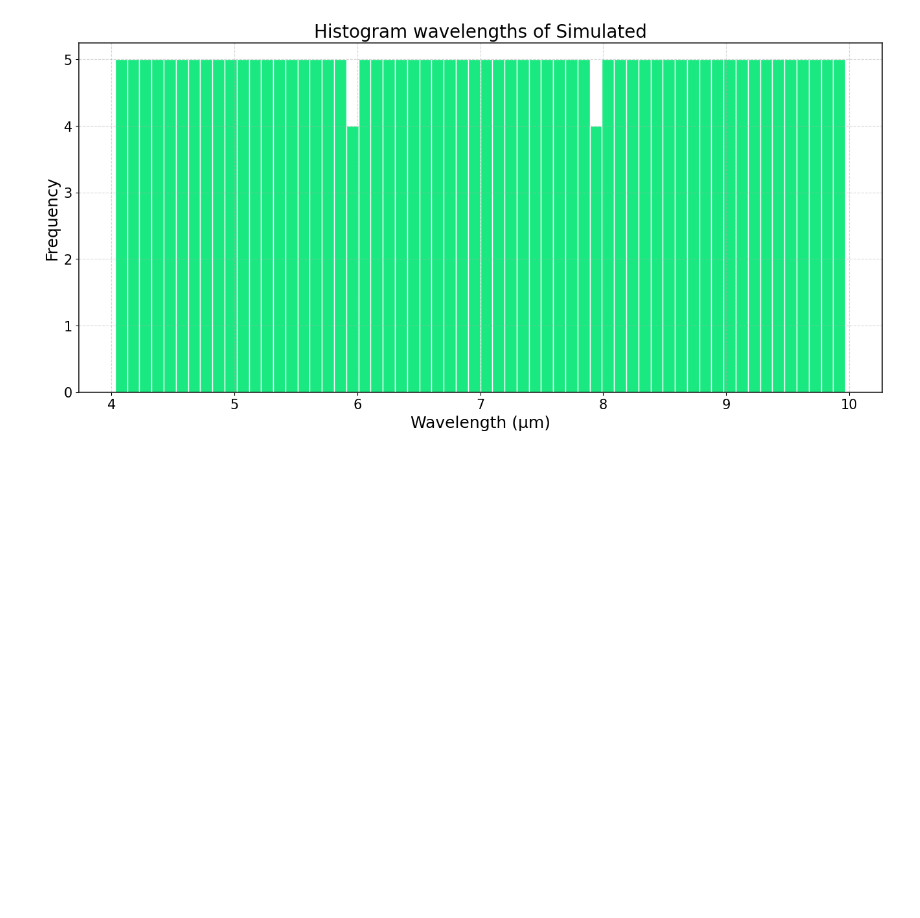
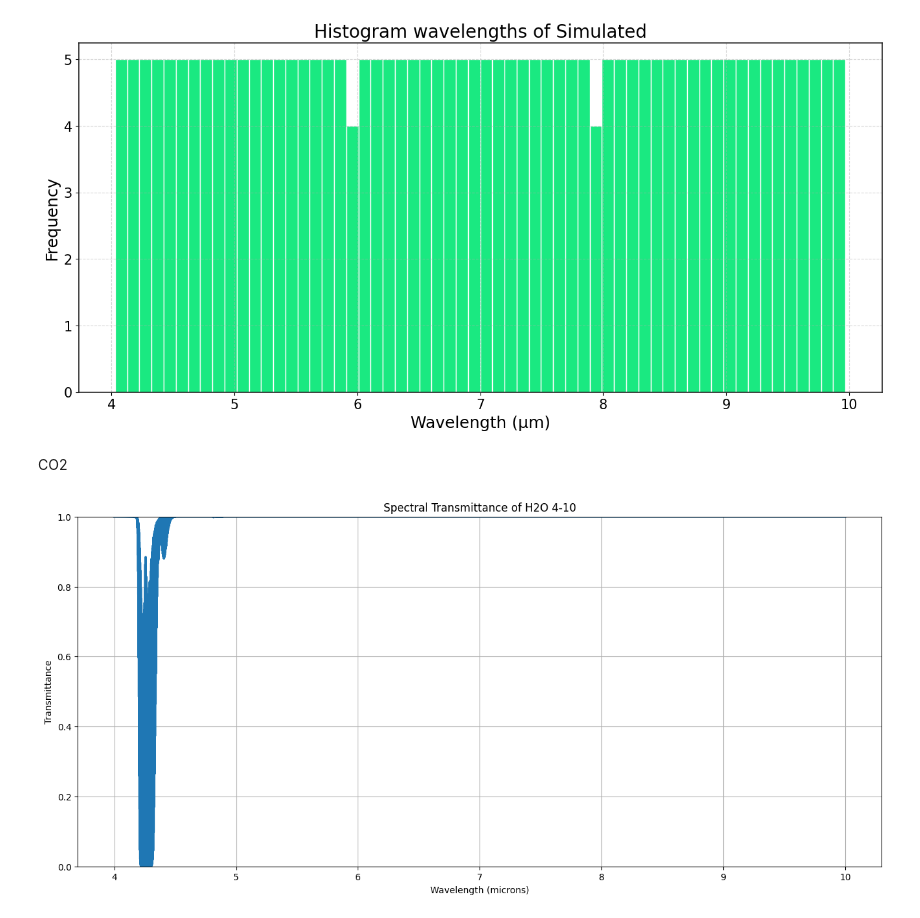
Before and after one commit to Jleon13/Stand-off, a Jupyter notebook: downsampling.ipynb, the cells around one changed output. Saved outputs shown, nothing was run; the diff lists cells and outputs as text; code cells hidden in the pictures; blank space fills up the shorter version.

Commit message:
last plots

```diff
--- a/downsampling.ipynb
+++ b/downsampling.ipynb
@@ -147,3 +147,11 @@ plot_histogram(gt[0],name='Ground Truth')
 plot_histogram(sim[0],name='Simulated')
 # %% [output]
 [figure]
+# %% [markdown]
+CO2
+# %%
+'''ground truth'''
+sign = np.load("GT_PROFE/Transmittance_Standard_CO2_4-10_1m.npy")
+plot_npy(sign[0], sign[1], name='H2O 4-10')
+# %% [output]
+[figure, added]
```
Also changed, not shown: parts of 13 cells of this notebook, 12 other files.
